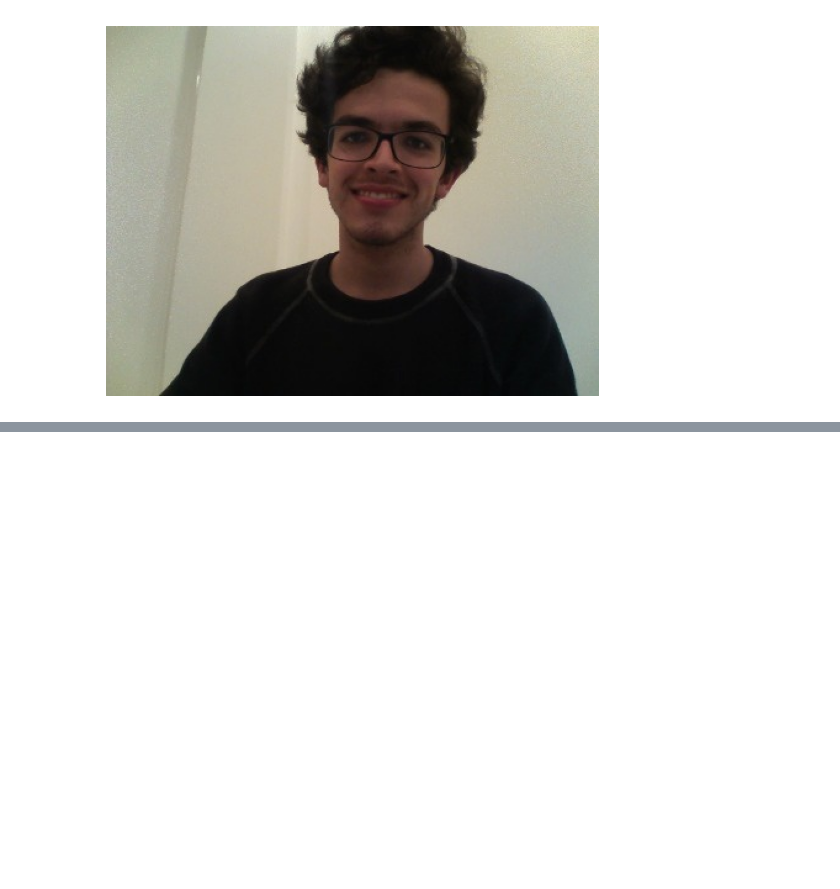
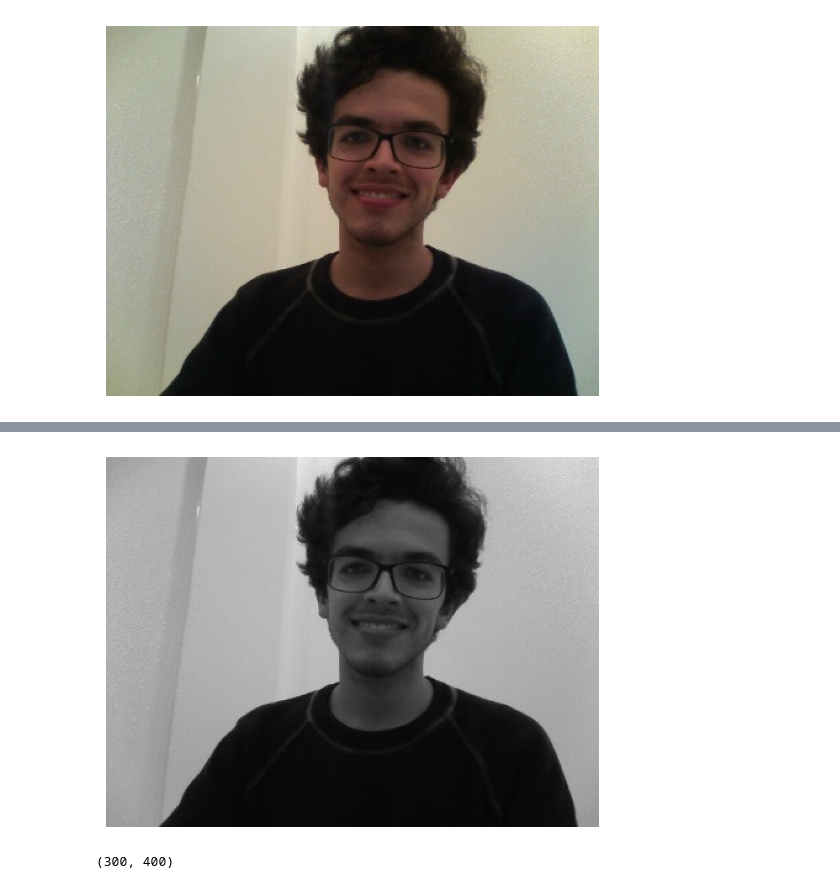
Before and after one commit to danielcasanova12/CNN_FER-Facial_Expression_Recognition, a Jupyter notebook: fer.ipynb, the cells around one changed output, grey strips where cells are left out. Cells and saved outputs as stored; diff of their text form; code cells hidden in the pictures; blank space fills up the shorter version.

```diff
--- a/fer.ipynb
+++ b/fer.ipynb
@@ -74,5 +69,0 @@ ValueError: File not found: filepath=./Material/Material/modelo_01_expressoes.ke
-# %%
-# Detectar faces na imagem e armazenar as coordenadas
-original = imagem.copy()
-faces = face_detection.detectMultiScale(original, scaleFactor = 1.1,
-                                        minNeighbors = 3, minSize = (20,20))
@@ -85,9 +102,13 @@ faces.shape
 # %%
 # Exibir imagem com as faces detectadas
 cinza = cv2.cvtColor(original, cv2.COLOR_BGR2GRAY)
-cv2_imshow(cinza)
+show_image_with_matplotlib(cinza)
+# %% [output]
+[figure, added]
 # %%
 cinza.shape
+# %% [output]
+(300, 400)
 # %%
 # Definir ROI para a primeira face detectada
 roi = cinza[40:40 + 128, 162:162 + 128]
```
Also changed, not shown: parts of 25 cells of this notebook, 1 other file.
